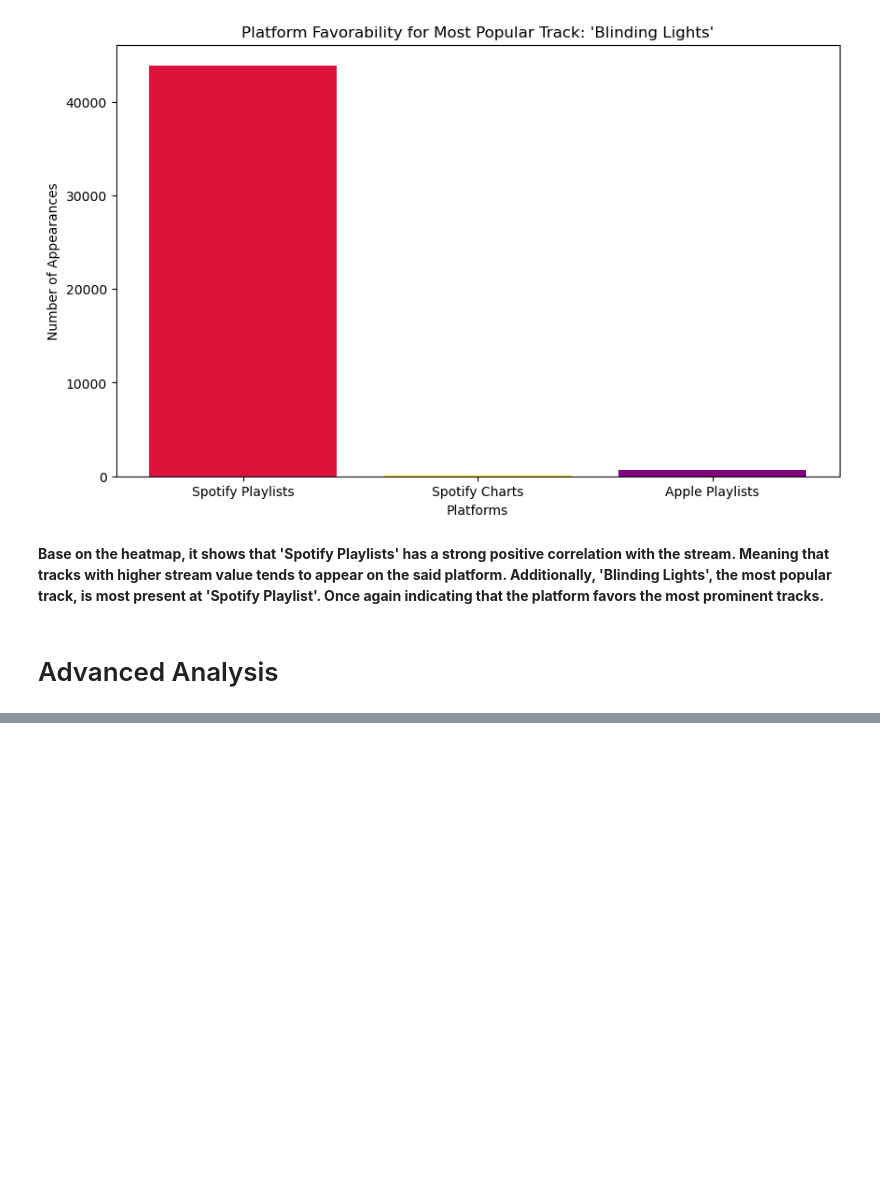
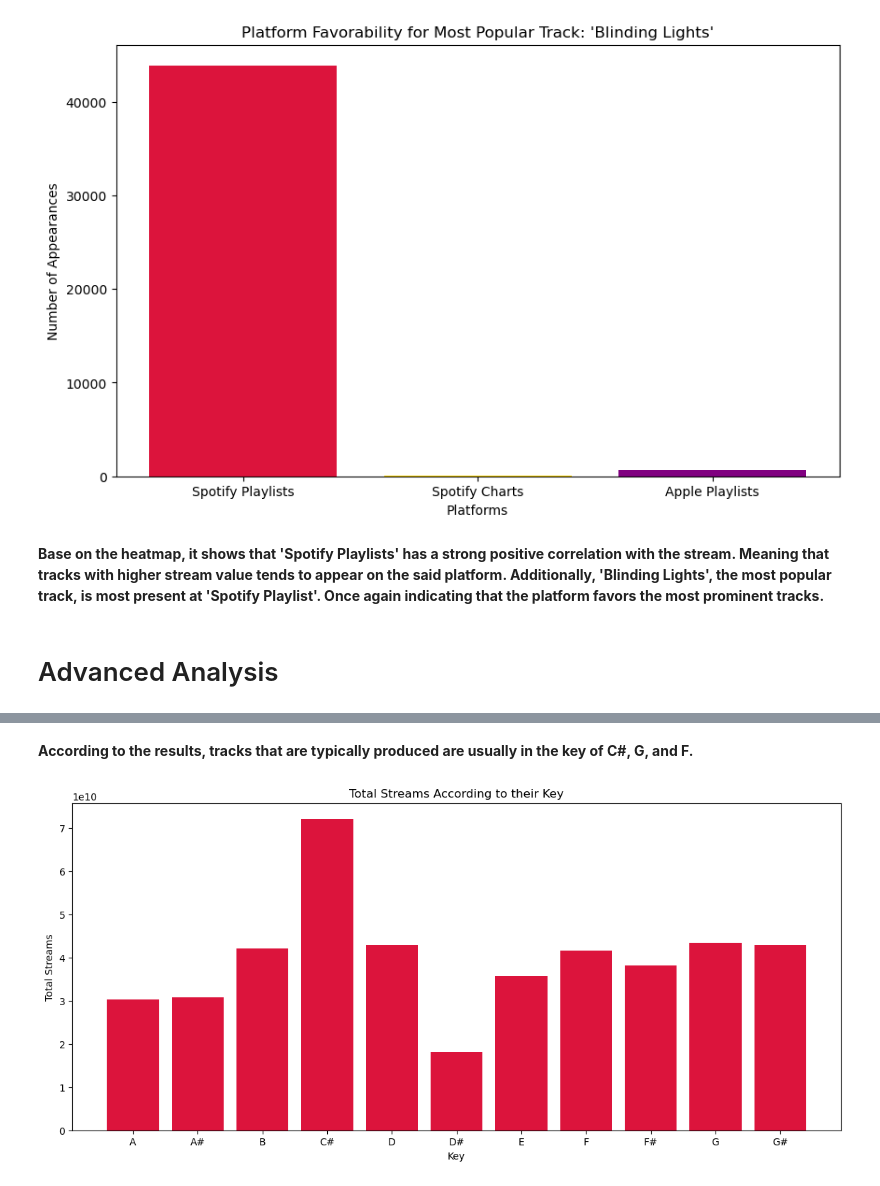
Before and after one commit to robss1130/ECE2112-Python-Exploratory_Data_Analysis, a Jupyter notebook: EDA_Spotify2023.ipynb, the cells around one changed output, grey strips where cells are left out. Cells and saved outputs as stored; diff of their text form; code cells hidden in the pictures; blank space fills up the shorter version.

```diff
--- a/EDA_Spotify2023.ipynb
+++ b/EDA_Spotify2023.ipynb
@@ -485,0 +531,12 @@ plt.show()
+# %% [markdown]
+**According to the results, tracks that are typically produced are usually in the key of C#, G, and F.**
+# %%
+# Plot total streams for each key
+plt.figure(figsize=(14, 6))
+plt.bar(key_total_streams.index, key_total_streams.values, color='crimson')
+plt.xlabel('Key')
+plt.ylabel('Total Streams')
+plt.title('Total Streams According to their Key')
+plt.show()
+# %% [output]
+[figure, added]
```
Also changed, not shown: parts of 23 cells of this notebook.
